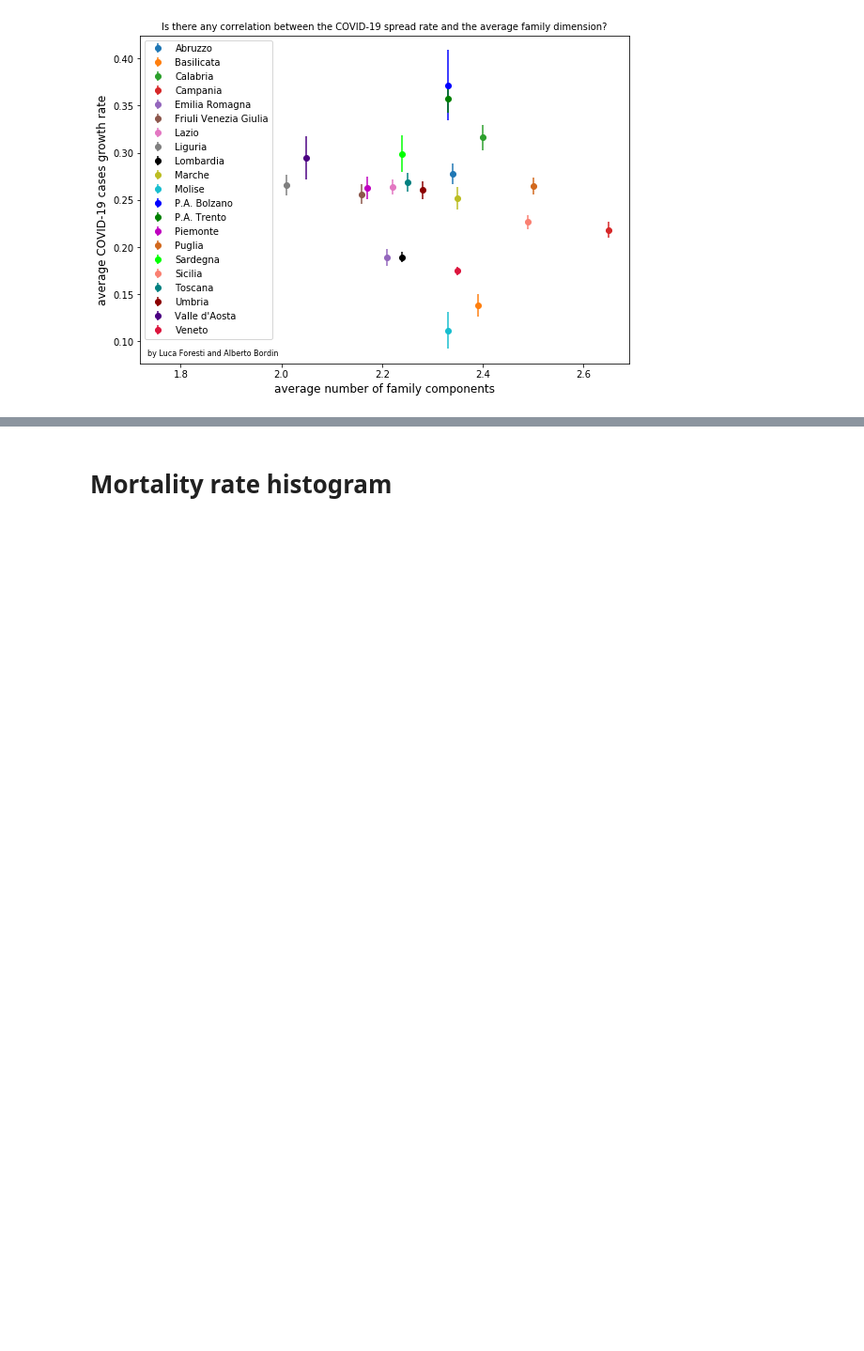
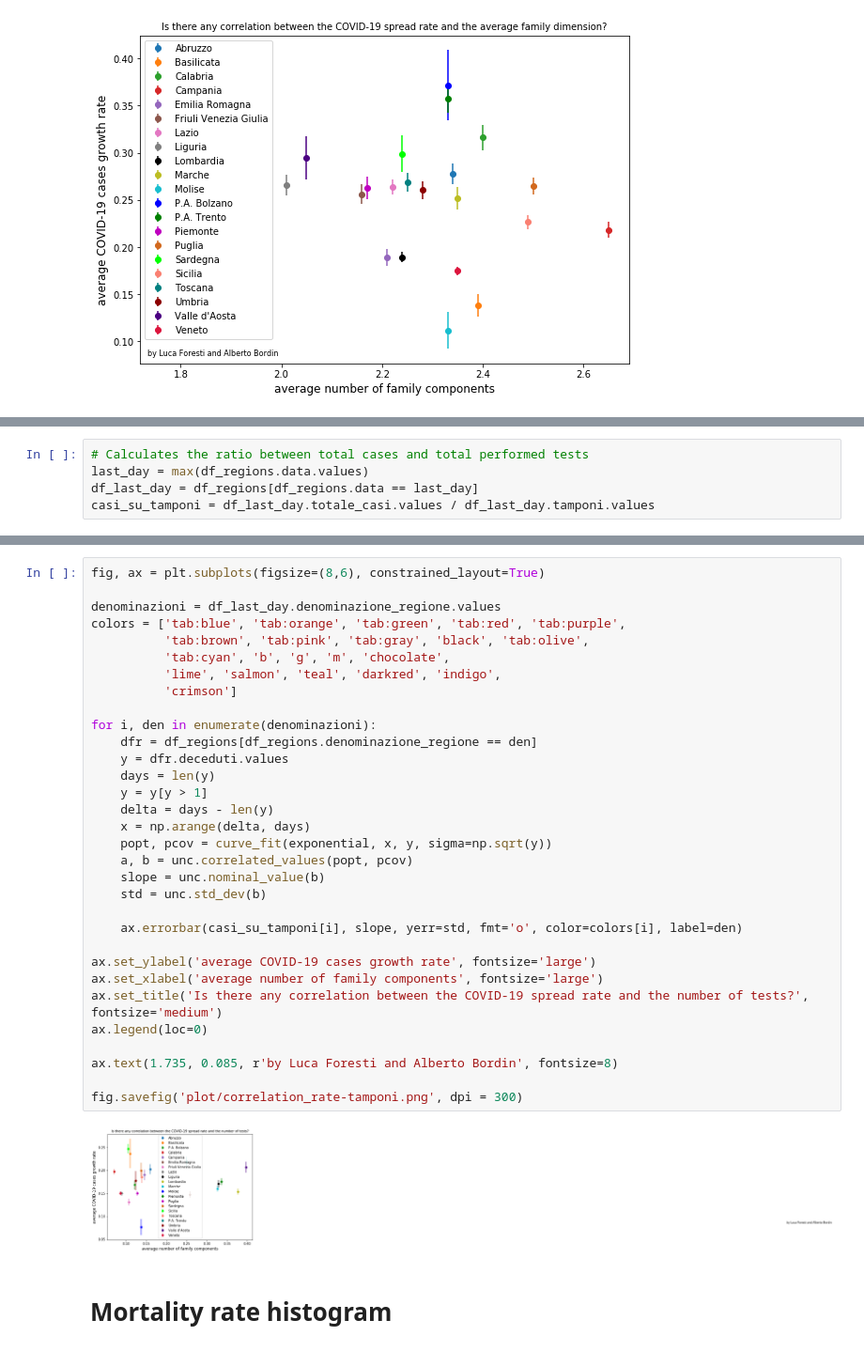
Before and after one commit to albortros/COVID-19, a Jupyter notebook: model-Exponential/DummyExp-ItalianRegions.ipynb, the cells around one changed output, grey strips where cells are left out. Shown at 94% size. Saved outputs shown, nothing was run; the diff lists cells and outputs as text; blank space fills up the shorter version.

Commit message:
updated pcm-dpc-COVID-19

```diff
--- a/model-Exponential/DummyExp-ItalianRegions.ipynb
+++ b/model-Exponential/DummyExp-ItalianRegions.ipynb
@@ -252,0 +261,5 @@ fig.savefig('plot/correlation_rate-families.png', dpi = 300)
+# %%
+# Calculates the ratio between total cases and total performed tests
+last_day = max(df_regions.data.values)
+df_last_day = df_regions[df_regions.data == last_day]
+casi_su_tamponi = df_last_day.totale_casi.values / df_last_day.tamponi.values
@@ -253,3 +283,37 @@ fig.savefig('plot/correlation_rate-families.png', dpi = 300)
+# %%
+fig, ax = plt.subplots(figsize=(8,6), constrained_layout=True)
+
+denominazioni = df_last_day.denominazione_regione.values
+colors = ['tab:blue', 'tab:orange', 'tab:green', 'tab:red', 'tab:purple',
+          'tab:brown', 'tab:pink', 'tab:gray', 'black', 'tab:olive',
+          'tab:cyan', 'b', 'g', 'm', 'chocolate',
+          'lime', 'salmon', 'teal', 'darkred', 'indigo',
+          'crimson']
+
+for i, den in enumerate(denominazioni):
+    dfr = df_regions[df_regions.denominazione_regione == den]
+    y = dfr.deceduti.values
+    days = len(y)
+    y = y[y > 1]
+    delta = days - len(y)
+    x = np.arange(delta, days)
+    popt, pcov = curve_fit(exponential, x, y, sigma=np.sqrt(y))
+    a, b = unc.correlated_values(popt, pcov)
+    slope = unc.nominal_value(b)
+    std = unc.std_dev(b)
+
+    ax.errorbar(casi_su_tamponi[i], slope, yerr=std, fmt='o', color=colors[i], label=den)
+
+ax.set_ylabel('average COVID-19 cases growth rate', fontsize='large')
+ax.set_xlabel('average number of family components', fontsize='large')
+ax.set_title('Is there any correlation between the COVID-19 spread rate and the number of tests?', fontsize='medium')
+ax.legend(loc=0)
+
+ax.text(1.735, 0.085, r'by Luca Foresti and Alberto Bordin', fontsize=8)
+
+fig.savefig('plot/correlation_rate-tamponi.png', dpi = 300)
+# %% [output]
+[figure, added]
 # %% [markdown]
 # Mortality rate histogram
 # %%
```
Also changed, not shown: parts of 4 cells of this notebook.
